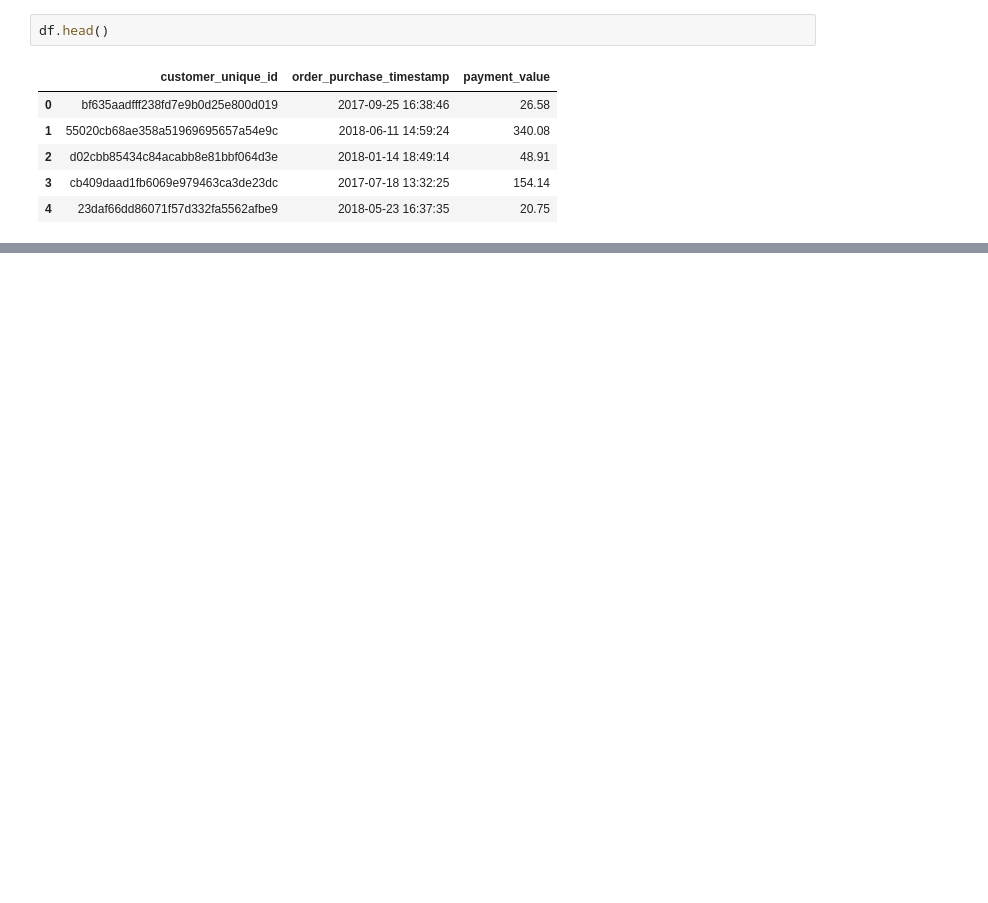
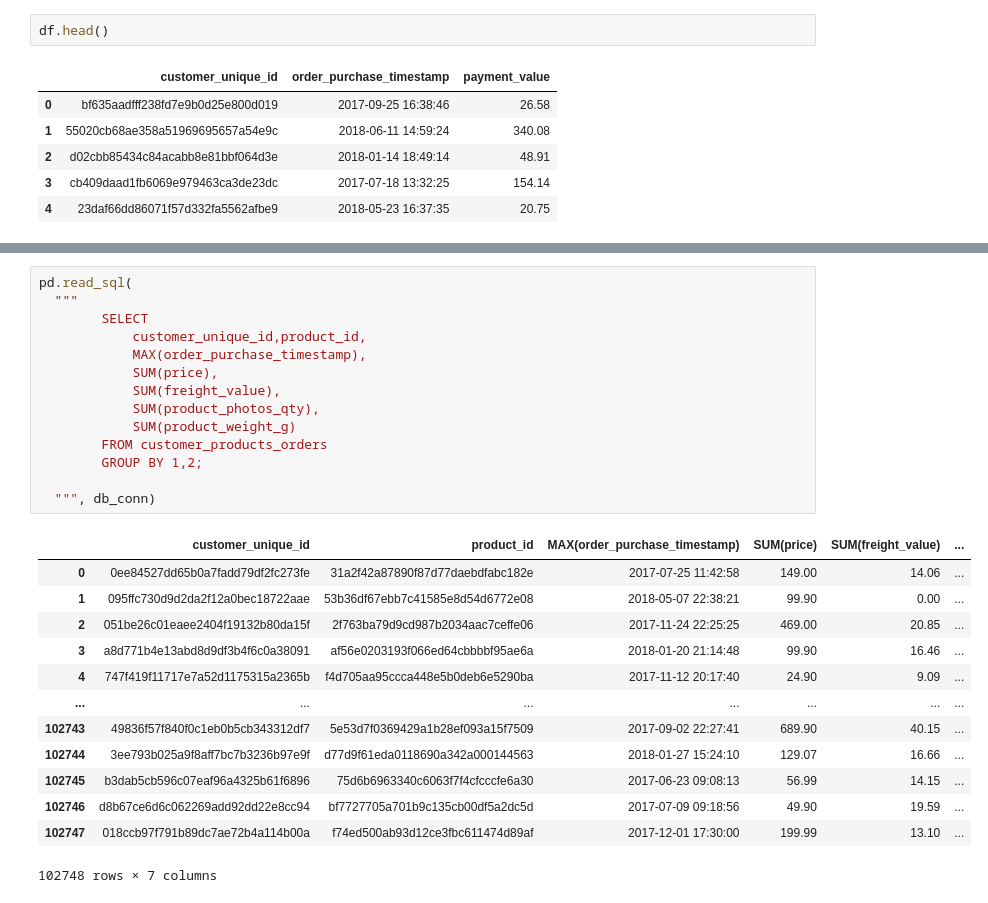
Before and after one commit to dapopov-st/olist-marketing, a Jupyter notebook: 01_intro.ipynb, the cells around one changed output, grey strips where cells are left out. Drawn from its saved outputs; the diff is of its cells as text; blank space fills up the shorter version.

```diff
--- a/01_intro.ipynb
+++ b/01_intro.ipynb
@@ -266,0 +554,28 @@ True
+# %%
+pd.read_sql(
+  """
+        SELECT
+            customer_unique_id,product_id,
+            MAX(order_purchase_timestamp),
+            SUM(price),
+            SUM(freight_value),
+            SUM(product_photos_qty),
+            SUM(product_weight_g)
+        FROM customer_products_orders
+        GROUP BY 1,2;
+
+  """, db_conn)
+# %% [output]
+|  | customer_unique_id | product_id | MAX(order_purchase_timestamp) | SUM(price) | SUM(freight_value) | ... |
+| 0 | 0ee84527dd65b0a7fadd79df2fc273fe | 31a2f42a87890f87d77daebdfabc182e | 2017-07-25 11:42:58 | 149.00 | 14.06 | ... |
+| 1 | 095ffc730d9d2da2f12a0bec18722aae | 53b36df67ebb7c41585e8d54d6772e08 | 2018-05-07 22:38:21 | 99.90 | 0.00 | ... |
+| 2 | 051be26c01eaee2404f19132b80da15f | 2f763ba79d9cd987b2034aac7ceffe06 | 2017-11-24 22:25:25 | 469.00 | 20.85 | ... |
+| 3 | a8d771b4e13abd8d9df3b4f6c0a38091 | af56e0203193f066ed64cbbbbf95ae6a | 2018-01-20 21:14:48 | 99.90 | 16.46 | ... |
+| 4 | 747f419f11717e7a52d1175315a2365b | f4d705aa95ccca448e5b0deb6e5290ba | 2017-11-12 20:17:40 | 24.90 | 9.09 | ... |
+| ... | ... | ... | ... | ... | ... | ... |
+| 102743 | 49836f57f840f0c1eb0b5cb343312df7 | 5e53d7f0369429a1b28ef093a15f7509 | 2017-09-02 22:27:41 | 689.90 | 40.15 | ... |
+| 102744 | 3ee793b025a9f8aff7bc7b3236b97e9f | d77d9f61eda0118690a342a000144563 | 2018-01-27 15:24:10 | 129.07 | 16.66 | ... |
+| 102745 | b3dab5cb596c07eaf96a4325b61f6896 | 75d6b6963340c6063f7f4cfcccfe6a30 | 2017-06-23 09:08:13 | 56.99 | 14.15 | ... |
+| 102746 | d8b67ce6d6c062269add92dd22e8cc94 | bf7727705a701b9c135cb00df5a2dc5d | 2017-07-09 09:18:56 | 49.90 | 19.59 | ... |
+| 102747 | 018ccb97f791b89dc7ae72b4a114b00a | f74ed500ab93d12ce3fbc611474d89af | 2017-12-01 17:30:00 | 199.99 | 13.10 | ... |
+102748 rows × 7 columns
```
Also changed, not shown: parts of 86 cells of this notebook, 6 other files.
